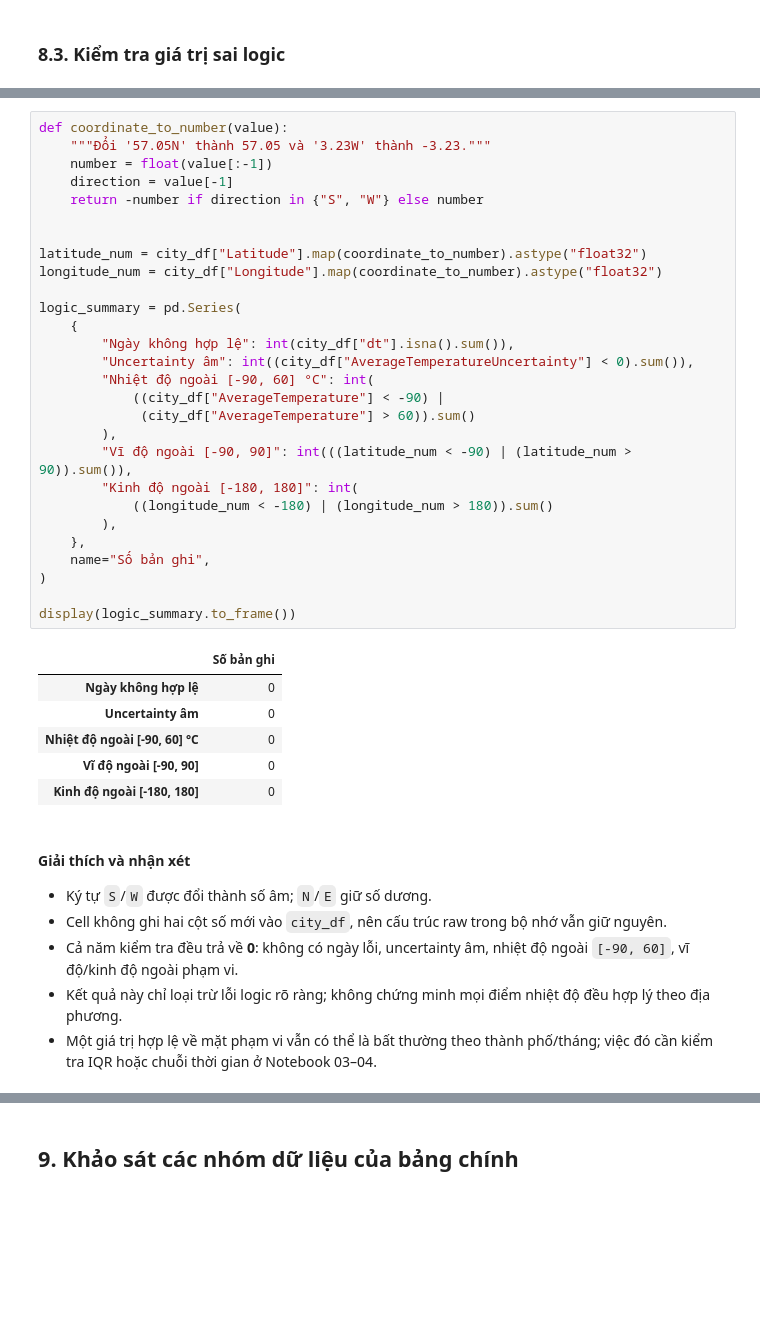
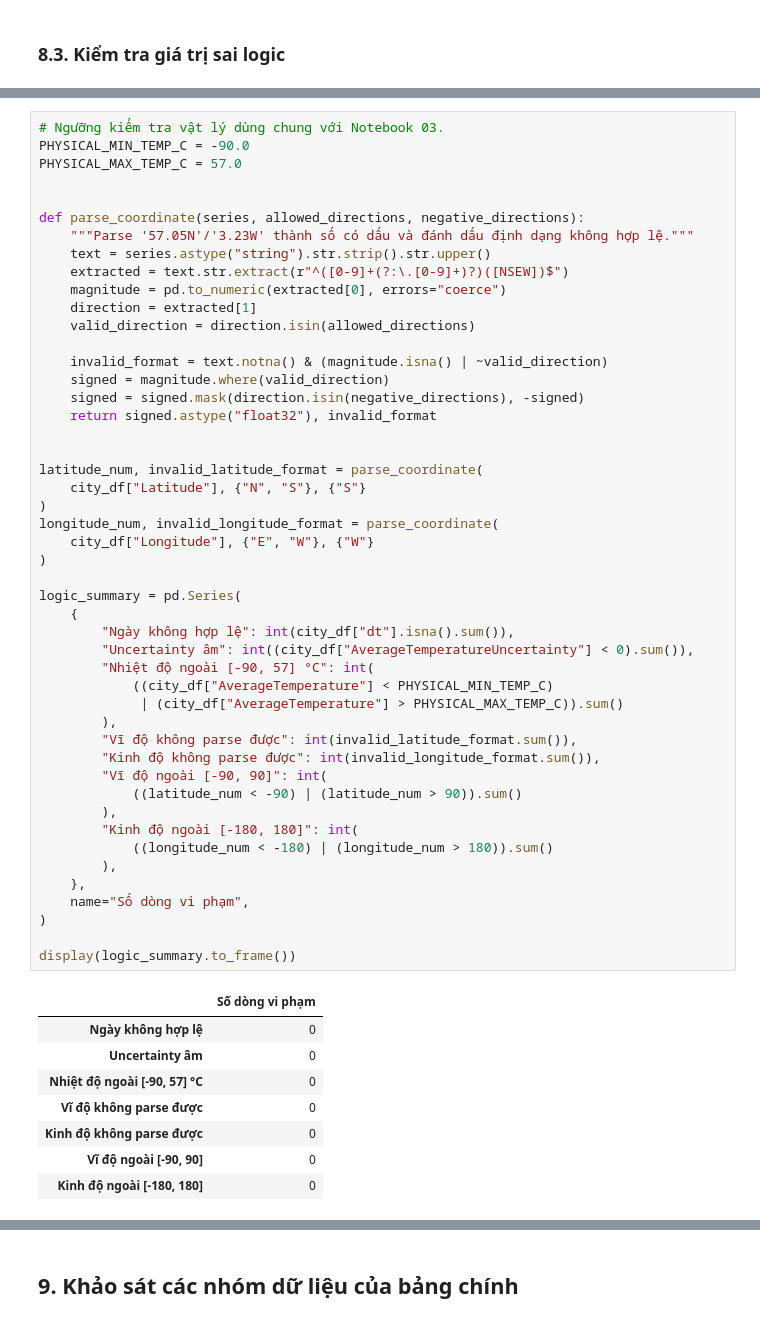
Before and after one commit to Sekaiiii1/Global-Surface-Temperature-Analysis, a Jupyter notebook: notebooks/01_data_understanding.ipynb, the cells around one changed output, grey strips where cells are left out. Cells and saved outputs as stored; diff of their text form; blank space fills up the shorter version.

```diff
--- a/notebooks/01_data_understanding.ipynb
+++ b/notebooks/01_data_understanding.ipynb
@@ -479,43 +491,57 @@ Ngưỡng này chỉ dùng để phát hiện lỗi rõ ràng, không phải quy
 # %%
-def coordinate_to_number(value):
-    """Đổi '57.05N' thành 57.05 và '3.23W' thành -3.23."""
-    number = float(value[:-1])
-    direction = value[-1]
-    return -number if direction in {"S", "W"} else number
+# Ngưỡng kiểm tra vật lý dùng chung với Notebook 03.
+PHYSICAL_MIN_TEMP_C = -90.0
+PHYSICAL_MAX_TEMP_C = 57.0
 
 
-latitude_num = city_df["Latitude"].map(coordinate_to_number).astype("float32")
-longitude_num = city_df["Longitude"].map(coordinate_to_number).astype("float32")
+def parse_coordinate(series, allowed_directions, negative_directions):
+    """Parse '57.05N'/'3.23W' thành số có dấu và đánh dấu định dạng không hợp lệ."""
+    text = series.astype("string").str.strip().str.upper()
+    extracted = text.str.extract(r"^([0-9]+(?:\.[0-9]+)?)([NSEW])$")
+    magnitude = pd.to_numeric(extracted[0], errors="coerce")
+    direction = extracted[1]
+    valid_direction = direction.isin(allowed_directions)
+
+    invalid_format = text.notna() & (magnitude.isna() | ~valid_direction)
+    signed = magnitude.where(valid_direction)
+    signed = signed.mask(direction.isin(negative_directions), -signed)
+    return signed.astype("float32"), invalid_format
+
+
+latitude_num, invalid_latitude_format = parse_coordinate(
+    city_df["Latitude"], {"N", "S"}, {"S"}
+)
+longitude_num, invalid_longitude_format = parse_coordinate(
+    city_df["Longitude"], {"E", "W"}, {"W"}
+)
 
 logic_summary = pd.Series(
     {
         "Ngày không hợp lệ": int(city_df["dt"].isna().sum()),
         "Uncertainty âm": int((city_df["AverageTemperatureUncertainty"] < 0).sum()),
-        "Nhiệt độ ngoài [-90, 60] °C": int(
-            ((city_df["AverageTemperature"] < -90) |
-             (city_df["AverageTemperature"] > 60)).sum()
+        "Nhiệt độ ngoài [-90, 57] °C": int(
+            ((city_df["AverageTemperature"] < PHYSICAL_MIN_TEMP_C)
+             | (city_df["AverageTemperature"] > PHYSICAL_MAX_TEMP_C)).sum()
         ),
-        "Vĩ độ ngoài [-90, 90]": int(((latitude_num < -90) | (latitude_num > 90)).sum()),
+        "Vĩ độ không parse được": int(invalid_latitude_format.sum()),
+        "Kinh độ không parse được": int(invalid_longitude_format.sum()),
+        "Vĩ độ ngoài [-90, 90]": int(
+            ((latitude_num < -90) | (latitude_num > 90)).sum()
+        ),
         "Kinh độ ngoài [-180, 180]": int(
             ((longitude_num < -180) | (longitude_num > 180)).sum()
         ),
     },
-    name="Số bản ghi",
+    name="Số dòng vi phạm",
 )
 
 display(logic_summary.to_frame())
 # %% [output]
-|  | Số bản ghi |
+|  | Số dòng vi phạm |
 | Ngày không hợp lệ | 0 |
 | Uncertainty âm | 0 |
-| Nhiệt độ ngoài [-90, 60] °C | 0 |
+| Nhiệt độ ngoài [-90, 57] °C | 0 |
+| Vĩ độ không parse được | 0 |
+| Kinh độ không parse được | 0 |
 | Vĩ độ ngoài [-90, 90] | 0 |
 | Kinh độ ngoài [-180, 180] | 0 |
-# %% [markdown]
-#### Giải thích và nhận xét
-
-- Ký tự `S`/`W` được đổi thành số âm; `N`/`E` giữ số dương.
-- Cell không ghi hai cột số mới vào `city_df`, nên cấu trúc raw trong bộ nhớ vẫn giữ nguyên.
-- Cả năm kiểm tra đều trả về **0**: không có ngày lỗi, uncertainty âm, nhiệt độ ngoài `[-90, 60]`, vĩ độ/kinh độ ngoài phạm vi.
-- Kết quả này chỉ loại trừ lỗi logic rõ ràng; không chứng minh mọi điểm nhiệt độ đều hợp lý theo địa phương.
-- Một giá trị hợp lệ về mặt phạm vi vẫn có thể là bất thường theo thành phố/tháng; việc đó cần kiểm tra IQR hoặc chuỗi thời gian ở Notebook 03–04.
```
Also changed, not shown: parts of 30 cells of this notebook, 7 other files.
